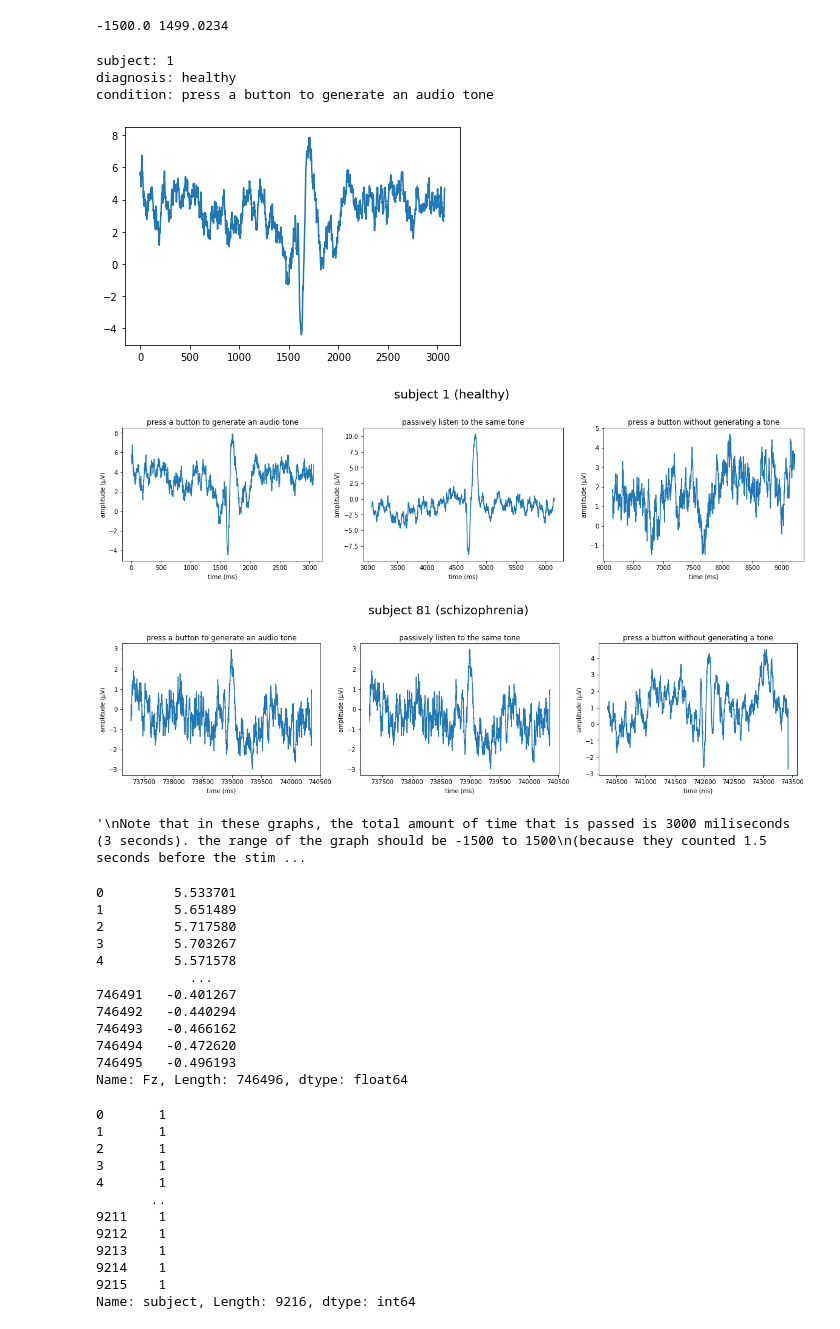
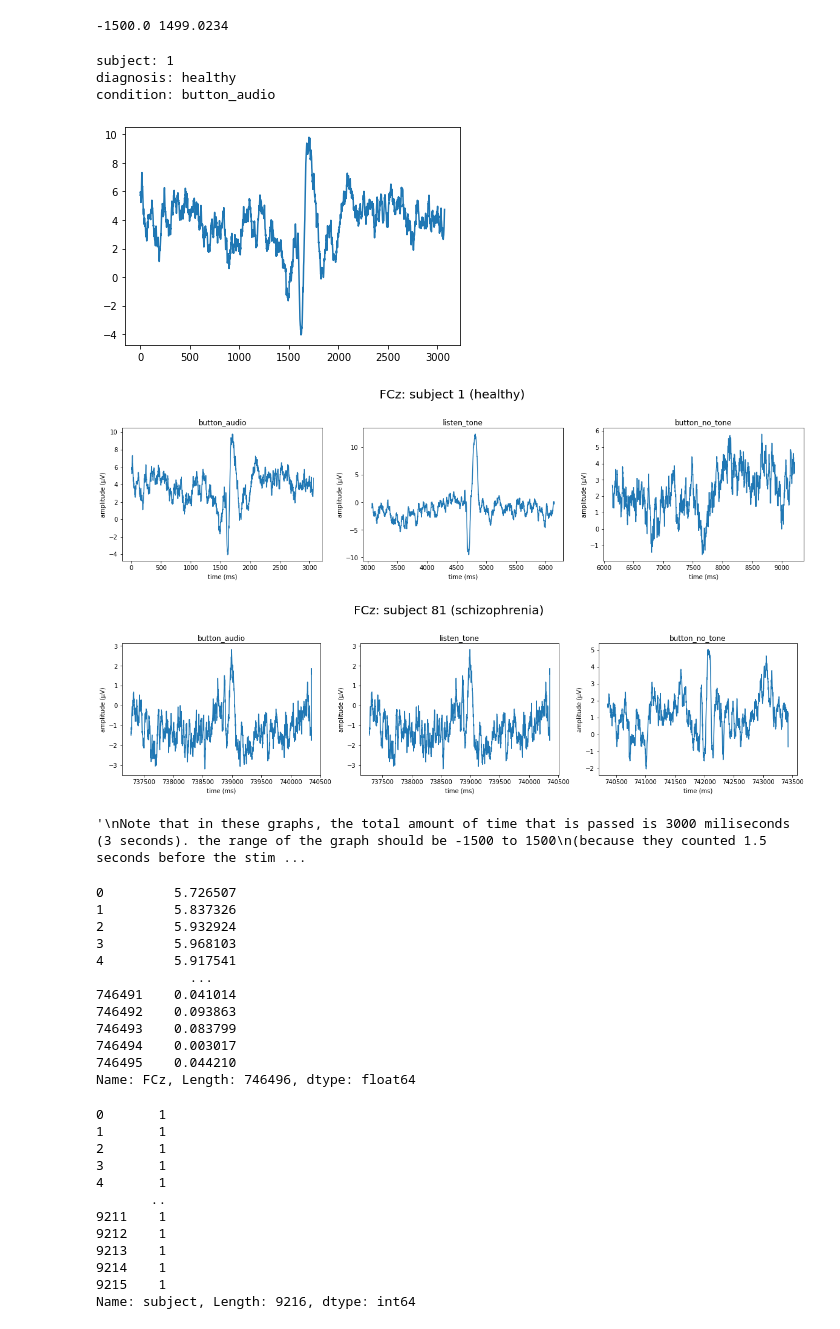
Before and after one commit to shizacharania/schizophrenia-eeg, a Jupyter notebook: schizophrenia_eeg.ipynb, the cells around one changed output. Cells and saved outputs as stored; diff of their text form; code cells hidden in the pictures.

```diff
--- a/schizophrenia_eeg.ipynb
+++ b/schizophrenia_eeg.ipynb
@@ -137,3 +207,9 @@ df1.insert(1, "diagnosis", diagnosis)
+# %%
+df1.insert(3, "sample_number", sample_number)
+# %%
+df1.insert(4, "age", age)
+# %%
+df1.insert(5, "education", education)
 # %%
 df1
 # %% [output]
@@ -153,6 +229,7 @@ df1
 # %%
 diagnosis = ["healthy", "schizophrenia"]
-condition = ["", "press a button to generate an audio tone", "passively listen to the same tone", "press a button without generating a tone"]
+# condition = ["", "press a button to generate an audio tone", "passively listen to the same tone", "press a button without generating a tone"]
+condition = ["","button_audio","listen_tone","button_no_tone"]
 # %%
 start_ms_time = df1["time_ms"][0]
 end_ms_time = df1["time_ms"][3071]
@@ -163,7 +240,7 @@ print(start_ms_time, end_ms_time)
 # time range for x-axis (ms)
 time_intervals = np.arange(start_ms_time, end_ms_time, 3)
 # %%
-df1["Fz"][0:3072].plot()
+df1["FCz"][0:3072].plot()
 print("subject: " + str(df1["subject"][0]))
 print("diagnosis: " + diagnosis[df1["diagnosis"][0]])
 print("condition: " + condition[df1["condition"][0]])
@@ -171,52 +248,52 @@ print()
 # %% [output]
 subject: 1
 diagnosis: healthy
-condition: press a button to generate an audio tone
+condition: button_audio
-[figure, old version]
+[figure, new version]
 # %%
 fig, axes = plt.subplots(nrows=1, ncols=3)
 
 # axes.set_yticks(time_intervals)
 
-fig.suptitle("subject " + str(df1["subject"][0]) + " (" + diagnosis[df1["diagnosis"][0]] + ")", fontsize=20, y=1.1, horizontalalignment='center')
+fig.suptitle("FCz: subject " + str(df1["subject"][0]) + " (" + diagnosis[df1["diagnosis"][0]] + ")", fontsize=20, y=1.1, horizontalalignment='center')
 
 fig.set_figheight(4)
 fig.set_figwidth(20)
 
-df1["Fz"][0:3072].plot(ax = axes[0])
+df1["FCz"][0:3072].plot(ax = axes[0])
 axes[0].set_title(condition[df1["condition"][0]])
 
-df1["Fz"][3072:3072+3072].plot(ax = axes[1])
+df1["FCz"][3072:3072+3072].plot(ax = axes[1])
 axes[1].set_title(condition[df1["condition"][3072]])
 
-df1["Fz"][3072+3072:3072+3072+3072].plot(ax = axes[2])
+df1["FCz"][3072+3072:3072+3072+3072].plot(ax = axes[2])
 axes[2].set_title(condition[df1["condition"][3072+3072]])
 
 for ax in axes.flat:
     ax.set(xlabel='time (ms)', ylabel='amplitude (µV)')
 # %% [output]
-[figure, old version]
+[figure, new version]
 # %%
 fig, axes = plt.subplots(nrows=1, ncols=3)
 
-fig.suptitle("subject " + str(df1["subject"][737282]) + " (" + diagnosis[df1["diagnosis"][737282]] + ")", fontsize=20, y=1.1, horizontalalignment='center')
+fig.suptitle("FCz: subject " + str(df1["subject"][737282]) + " (" + diagnosis[df1["diagnosis"][737282]] + ")", fontsize=20, y=1.1, horizontalalignment='center')
 
 fig.set_figheight(4)
 fig.set_figwidth(20)
 
-df1["Fz"][737282:737282+3072].plot(ax = axes[0])
+df1["FCz"][737282:737282+3072].plot(ax = axes[0])
 axes[0].set_title(condition[df1["condition"][737282]])
 
-df1["Fz"][737282:737282+3072].plot(ax = axes[1])
+df1["FCz"][737282:737282+3072].plot(ax = axes[1])
 axes[1].set_title(condition[df1["condition"][737282+3072]])
 
-df1["Fz"][737282+3072:737282+3072+3072].plot(ax = axes[2])
+df1["FCz"][737282+3072:737282+3072+3072].plot(ax = axes[2])
 axes[2].set_title(condition[df1["condition"][737282+3072+3072]])
 
 for ax in axes.flat:
     ax.set(xlabel='time (ms)', ylabel='amplitude (µV)')
 # %% [output]
-[figure, old version]
+[figure, new version]
 # %%
 """
 Note that in these graphs, the total amount of time that is passed is 3000 miliseconds (3 seconds). the range of the graph should be -1500 to 1500
@@ -227,21 +304,21 @@ Note that in these graphs, the total amount of time that is passed is 3000 milis
 # %%
 # look at one electrode (Fz) for 1 subject
 # %%
-data_ex1 = df1['Fz']
+data_ex1 = df1['FCz']
 print(data_ex1)
 # %% [output]
-0         5.533701
-1         5.651489
-2         5.717580
-3         5.703267
-4         5.571578
+0         5.726507
+1         5.837326
+2         5.932924
+3         5.968103
+4         5.917541
             ...
-746491   -0.401267
-746492   -0.440294
-746493   -0.466162
-746494   -0.472620
-746495   -0.496193
-Name: Fz, Length: 746496, dtype: float64
+746491    0.041014
+746492    0.093863
+746493    0.083799
+746494    0.003017
+746495    0.044210
+Name: FCz, Length: 746496, dtype: float64
 # %%
 data_ex2 = df1['subject'][0:9216] # each subject has 9216 (3072*3) rows
 # use = (use == True)
```
Also changed, not shown: parts of 46 cells of this notebook.
